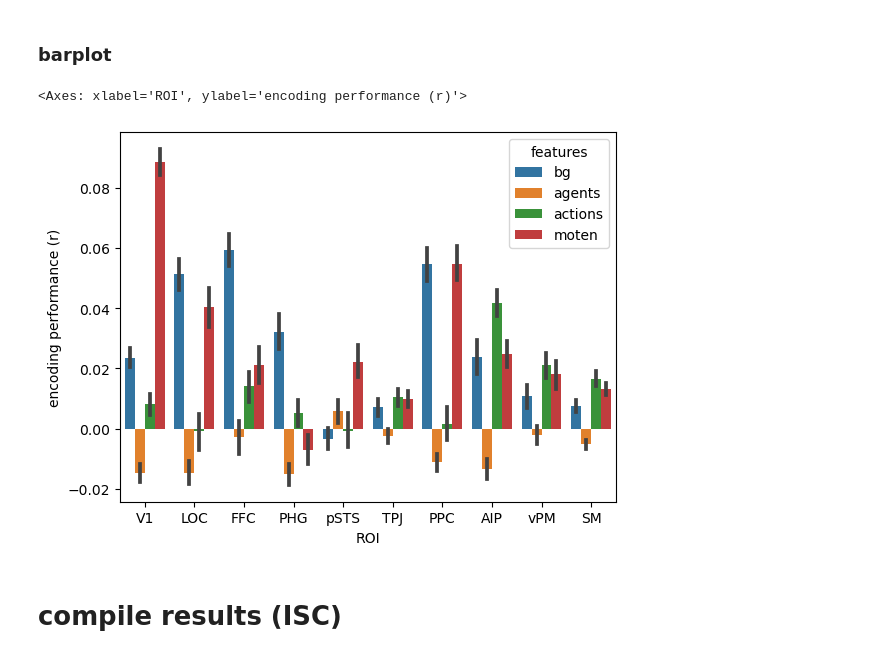
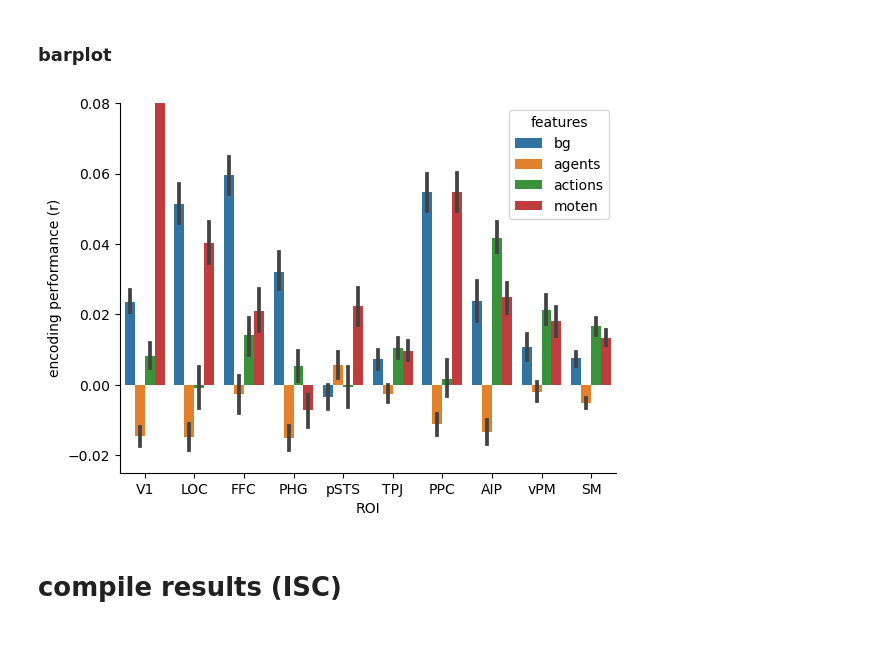
Before and after one commit to jungheejung/life-encoding, a Jupyter notebook: scripts/HCP-MMP/step02_extractcorr.ipynb, the cells around one changed output. Cells and saved outputs as stored; diff of their text form; code cells hidden in the pictures.

```diff
--- a/scripts/HCP-MMP/step02_extractcorr.ipynb
+++ b/scripts/HCP-MMP/step02_extractcorr.ipynb
@@ -245,14 +243,15 @@ sns.despine()
 # %%
 #hue = features
 sns.barplot(x="ROI",
               y="encoding performance (r)",
               hue="features",
               data=results_df,
               order=roi_order
             )
+plt.ylim(-0.025, 0.08)
+sns.despine()
 # %% [output]
-<Axes: xlabel='ROI', ylabel='encoding performance (r)'>
-[figure, old version]
+[figure, new version]
 # %% [markdown]
 # compile results (ISC)
 # %%
```
Also changed, not shown: parts of 11 cells of this notebook.
